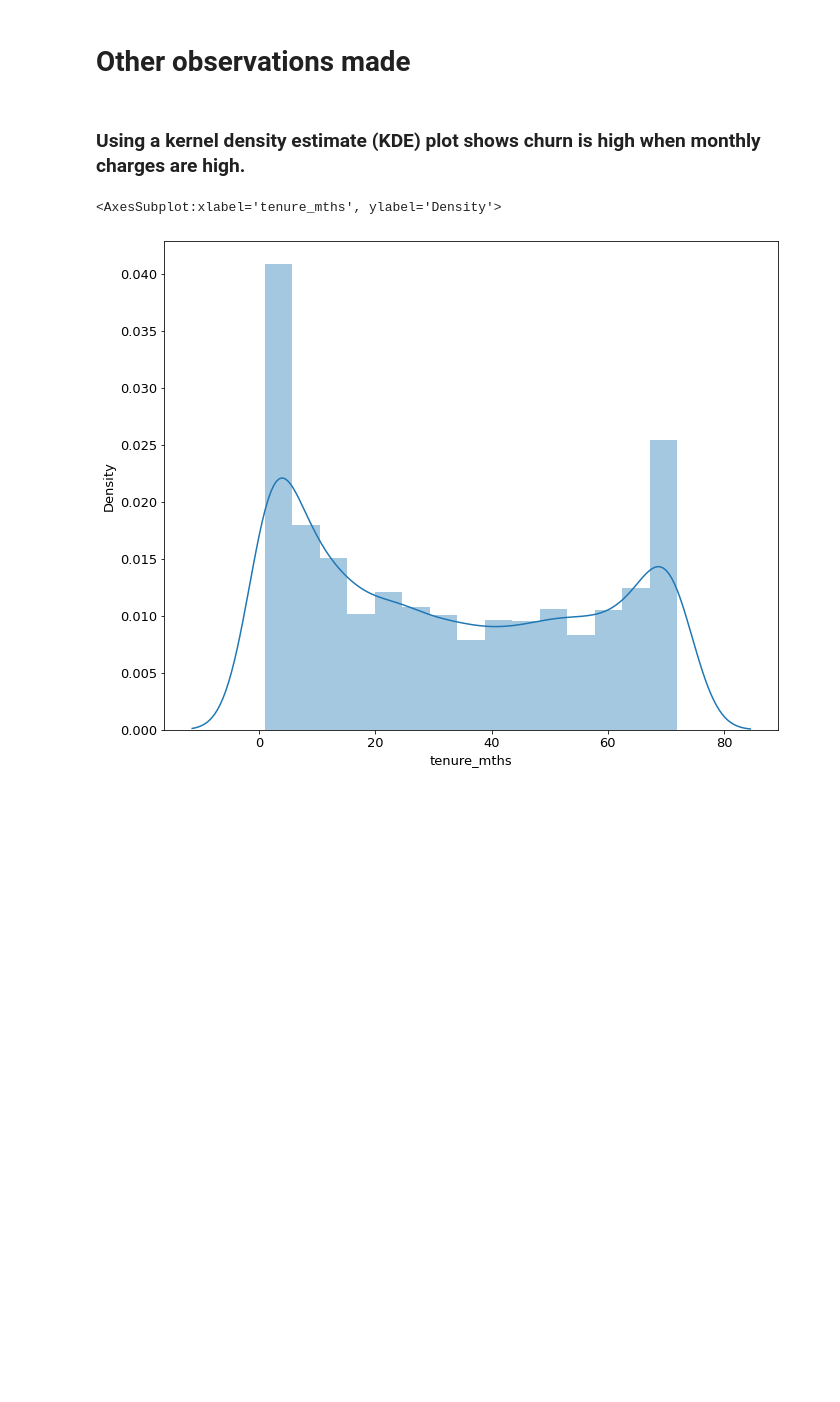
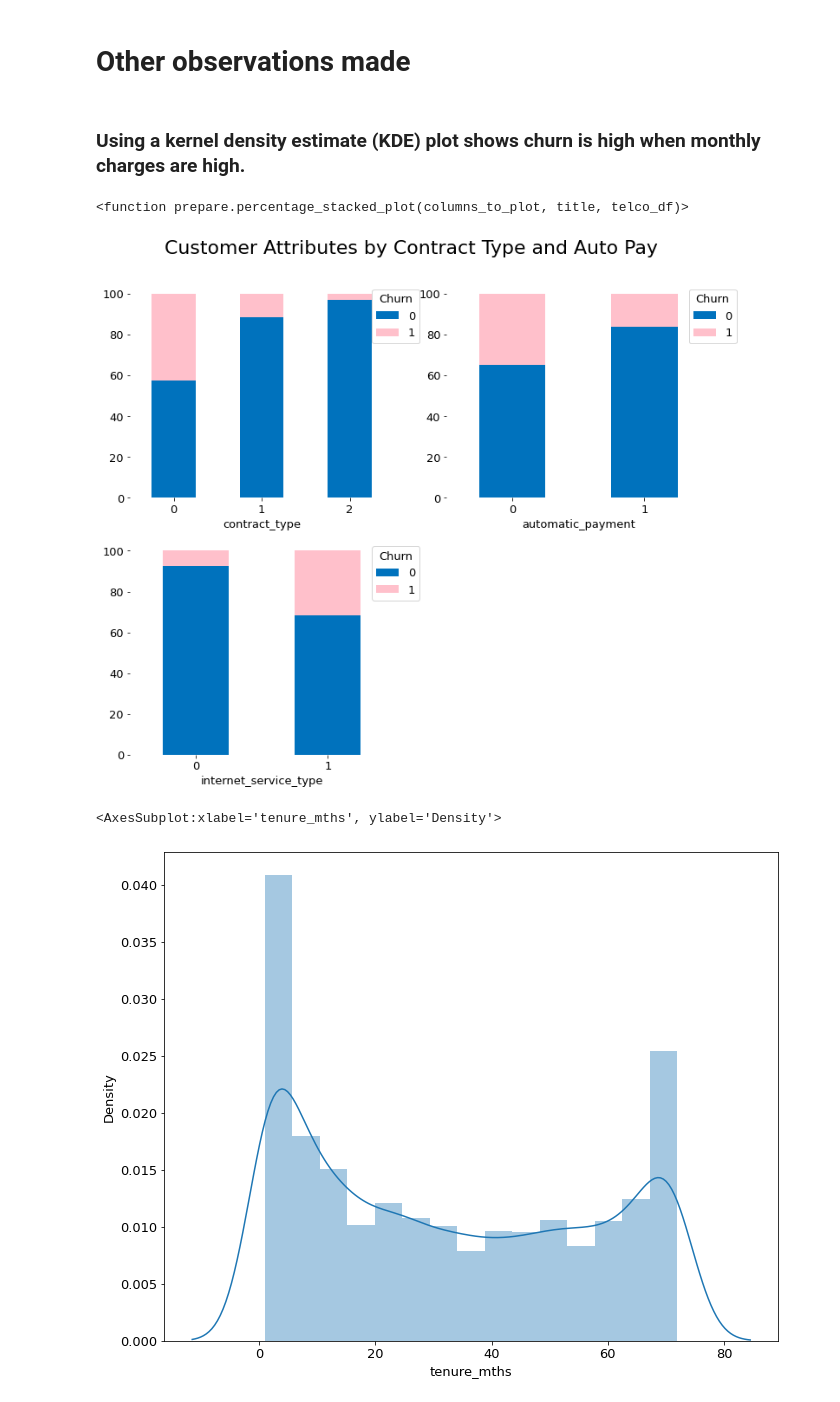
Before and after one commit to raycerna/telco-churn-analysis, a Jupyter notebook: telco_analysis.ipynb, the cells around one changed output. Drawn from its saved outputs; the diff is of its cells as text; code cells hidden in the pictures; blank space fills up the shorter version.

```diff
--- a/telco_analysis.ipynb
+++ b/telco_analysis.ipynb
@@ -720,6 +723,18 @@ Rounded p_value: 0.0
 # Other observations made
 # %% [markdown]
 ### Using a kernel density estimate (KDE) plot shows churn is high when monthly charges are high.
+# %%
+# Attributes of a customer's account
+account_columns = ['contract_type', 'automatic_payment', 'internet_service_type']
+
+# stacked plot of these attributes
+percentage_stacked_plot(account_columns, 'Customer Attributes by Contract Type and Auto Pay', telco_df)
+
+# contract type 0 is month to month, 1 is one-year, 2 is two-year
+# other 0 and 1 is no and yes
+# %% [output]
+<function prepare.percentage_stacked_plot(columns_to_plot, title, telco_df)>
+[figure, added]
 # %%
 sns.distplot(telco_df.tenure_mths)
 # %% [output]
```
Also changed, not shown: parts of 3 cells of this notebook.
